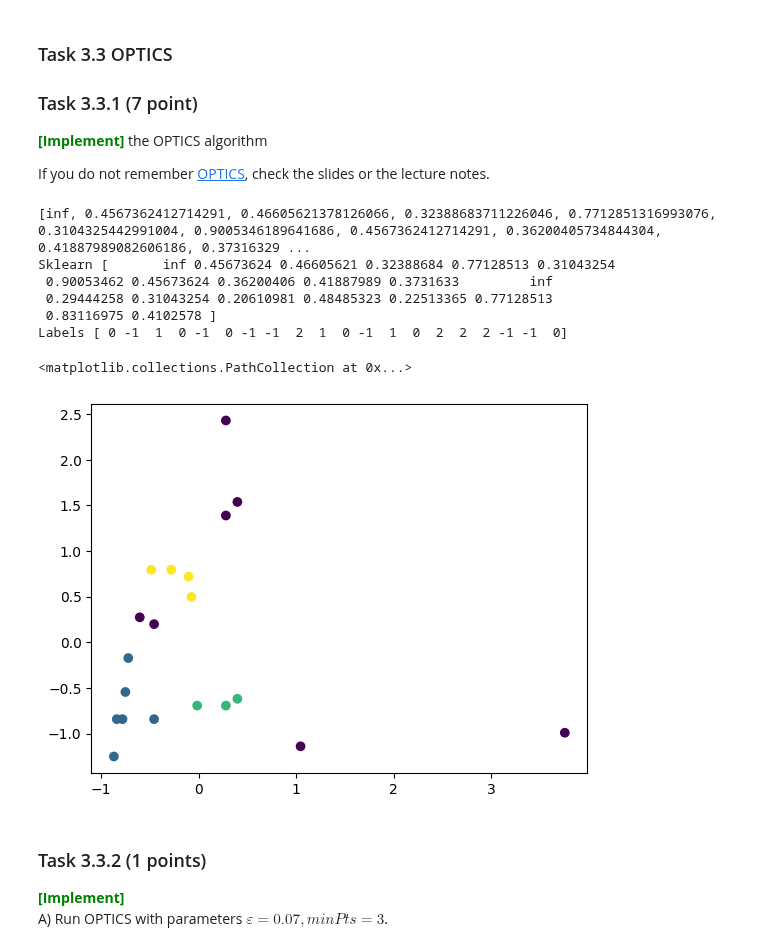
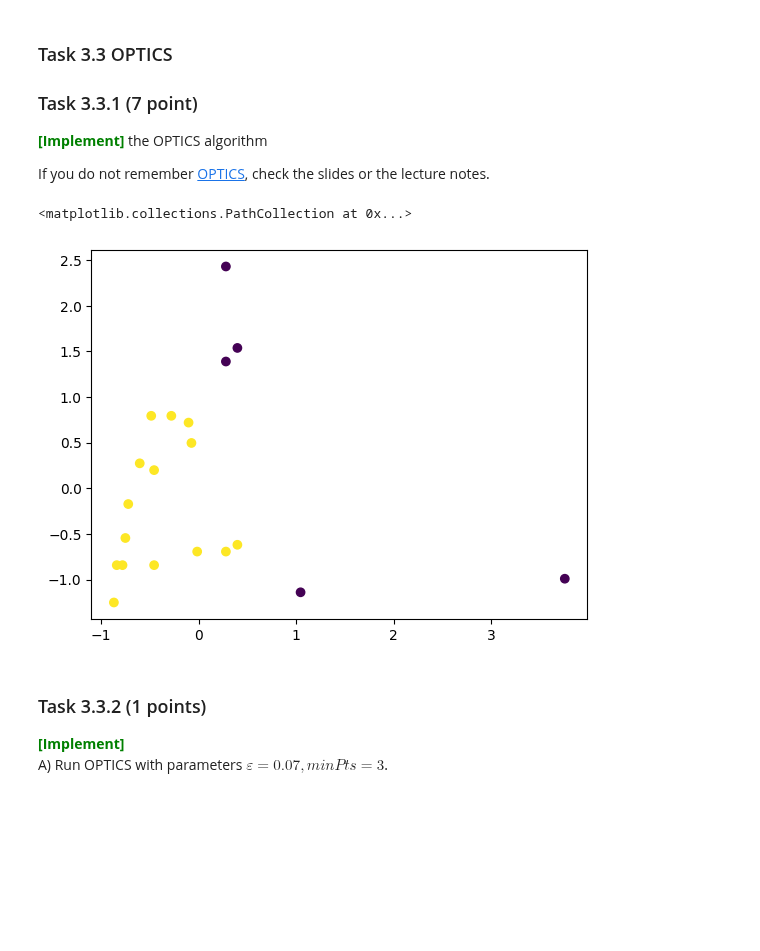
Before and after one commit to Joac1137/dm2023-exercises, a Jupyter notebook: handins/handin1.ipynb, the cells around one changed output. Drawn from its saved outputs; the diff is of its cells as text; code cells hidden in the pictures; blank space fills up the shorter version.

Commit message:
Optics is done

```diff
--- a/handins/handin1.ipynb
+++ b/handins/handin1.ipynb
@@ -1111,11 +1111,20 @@ def optics(X, eps, min_samples):
                 if core_dist(q_i,eps,min_samples) != float('inf'):
                     update(N_q,q_i, Seeds, eps, min_samples, processed, reachability_distance)
 
+    clusters = [-1 for i in X]
+    cluster = 0
+    initial = True
+    for i,x in enumerate(res):
+        if reachability_distance[x] <=eps or initial:
+            clusters[x] = cluster
+            initial = False
+        else:
+            if not initial:
+                cluster += 1
 
-    print([reachability_distance[p] for p in range(len(X))])
 
     ### YOUR CODE HERE
-    return [(x,reachability_distance[x]) for x in res]
+    return [(x,reachability_distance[x]) for x in res],clusters
 
 
 def update(N,p, Seeds: list, eps, min_samples,processed,reachability_distances):
@@ -1133,46 +1142,38 @@ def update(N,p, Seeds: list, eps, min_samples,processed,reachability_distances):
             else:
                 if new_reach_dist < reachability_distances[o]:
                     # if o == 8 or o== 14:
                     #     print("p,o,new_read´ch second", p, o,new_reach_dist)
                     reachability_distances[o] = new_reach_dist
                     o_i = [y[0] for y in Seeds].index(o)
                     Seeds[o_i] = (o,new_reach_dist)
                     Seeds.sort(key=lambda a: a[1])
 
 
 
 def setup(X,eps,min_samples):
     for i in range(len(X)):
         x_neighbors = []
         for j in range(len(X)):
             dist = L2_norm(X[i],X[j])
             if dist <= eps:
                 x_neighbors.append((int(j),dist))
         neighbors[i] = np.array(x_neighbors)
         if len(x_neighbors) >= min_samples:
             core_points.append(i)
 
 
 # setup(X_scaled,5,5)
 # print(rdist(15,8,5,5))# print(rdist(15,14,5,5))
 # print(rdist(15,8,5,5))
 # print(neighbors[8])
 # print(core_dist(15,5,5))
 
-res = optics(X_scaled,2,3)
-clustering = OPTICS(max_eps=2 ,min_samples=3).fit(X_scaled)
-print("Sklearn", clustering.reachability_)
-print("Labels", clustering.labels_)
-plt.scatter(X_scaled[:, 0], X_scaled[:, 1], c = clustering.labels_)
+res,clusters = optics(X_scaled,0.5,3)
+
+plt.scatter(X_scaled[:, 0], X_scaled[:, 1], c =clusters)
 # %% [output]
-[inf, 0.4567362412714291, 0.46605621378126066, 0.32388683711226046, 0.7712851316993076, 0.3104325442991004, 0.9005346189641686, 0.4567362412714291, 0.36200405734844304, 0.41887989082606186, 0.37316329 ...
-Sklearn [       inf 0.45673624 0.46605621 0.32388684 0.77128513 0.31043254
- 0.90053462 0.45673624 0.36200406 0.41887989 0.3731633         inf
- 0.29444258 0.31043254 0.20610981 0.48485323 0.22513365 0.77128513
- 0.83116975 0.4102578 ]
-Labels [ 0 -1  1  0 -1  0 -1 -1  2  1  0 -1  1  0  2  2  2 -1 -1  0]
+<matplotlib.collections.PathCollection at 0x...>
-<matplotlib.collections.PathCollection at 0x...>
-[figure, old version]
+[figure, new version]
 # %% [markdown]
 ### Task 3.3.2 (1 points)
 
```
